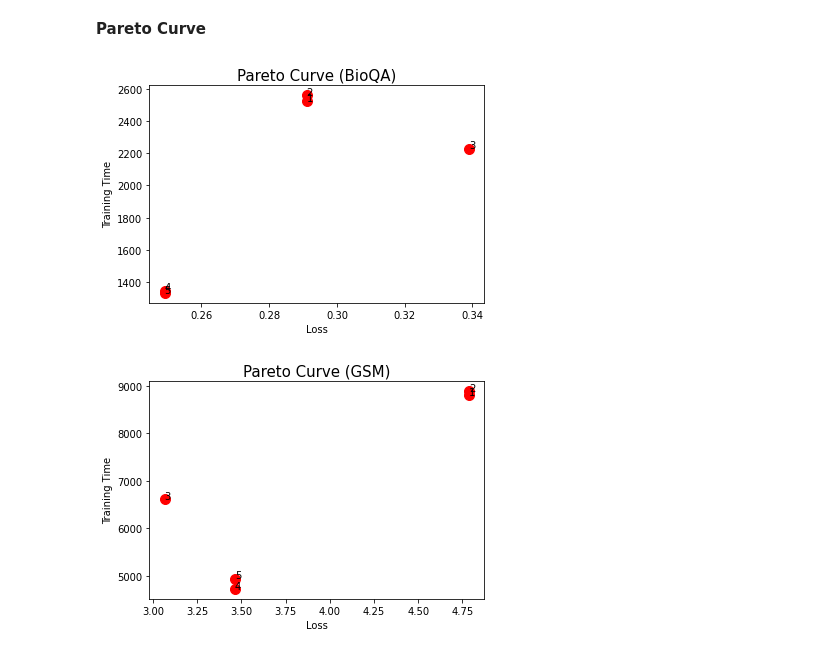
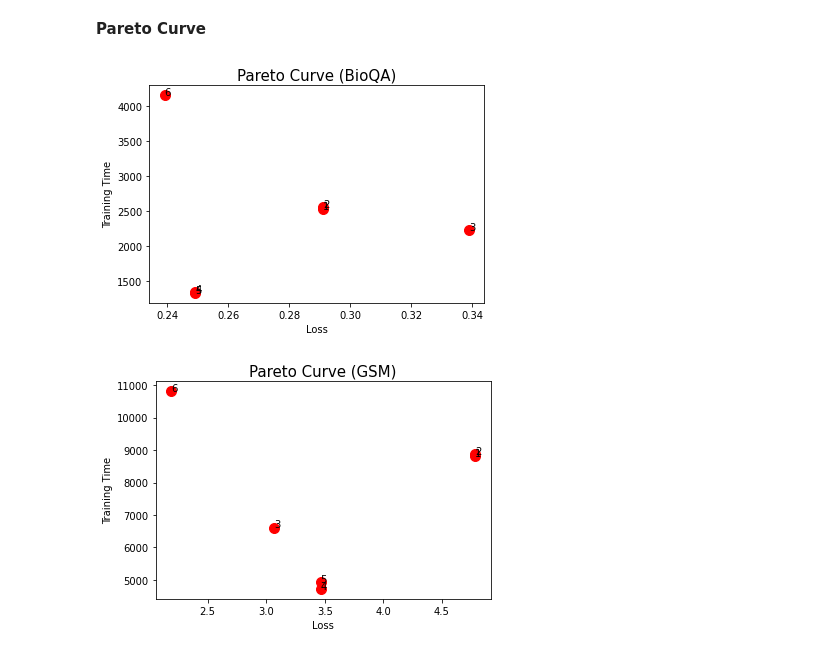
Before and after one commit to gcharvi31/t5-tuning, a Jupyter notebook: Project_Stats.ipynb, the cells around one changed output. Cells and saved outputs as stored; diff of their text form; code cells hidden in the pictures.

Commit message:
new graphs and nb

```diff
--- a/Project_Stats.ipynb
+++ b/Project_Stats.ipynb
@@ -238,4 +228,8 @@ Training time =  4150.507335186005
+# %%
+bio_final_loss = bio_model_6["val_losses"]
+gsm_final_loss = gsm_model_6["val_losses"]
 # %%
-bio_loss_list.append(np.mean(final_loss[-35:]))
+bio_loss_list.append(np.mean(bio_final_loss[-35:]))
+gsm_loss_list.append(np.mean(gsm_final_loss[-35:]))
 # %%
 model_numbers.append(6)
@@ -263,2 +258,3 @@ plt.show()
 # %%
-bio_time_list.append(training_time)
+bio_time_list.append(bio_model_6["training_time"])
+gsm_time_list.append(gsm_model_6["training_time"])
@@ -302,7 +308,7 @@ plt.show()
 # %% [markdown]
 **Pareto Curve**
 # %%
-annotations=["1","2","3","4","5"]
+annotations=["1","2","3","4","5", "6"]
 
 plt.figure(figsize=(6,4))
 plt.scatter(bio_loss_list, bio_time_list,s=100,color="red")
@@ -315,19 +321,19 @@ for i, label in enumerate(annotations):
 plt.savefig("pareto_bio.png")
 plt.show()
 # %% [output]
-[figure, old version]
+[figure, new version]
 # %%
-annotations=["1","2","3","4","5"]
+annotations=["1","2","3","4","5","6"]
 
 plt.figure(figsize=(6,4))
 plt.scatter(gsm_loss_list, gsm_time_list,s=100,color="red")
 plt.xlabel("Loss")
 plt.ylabel("Training Time")
 plt.title("Pareto Curve (GSM)",fontsize=15)
 for i, label in enumerate(annotations):
     plt.annotate(label, (gsm_loss_list[i], gsm_time_list[i]))
 
 plt.savefig("pareto_gsm.png")
 plt.show()
 # %% [output]
-[figure, old version]
+[figure, new version]
```
Also changed, not shown: parts of 9 cells of this notebook, 4 other files.
